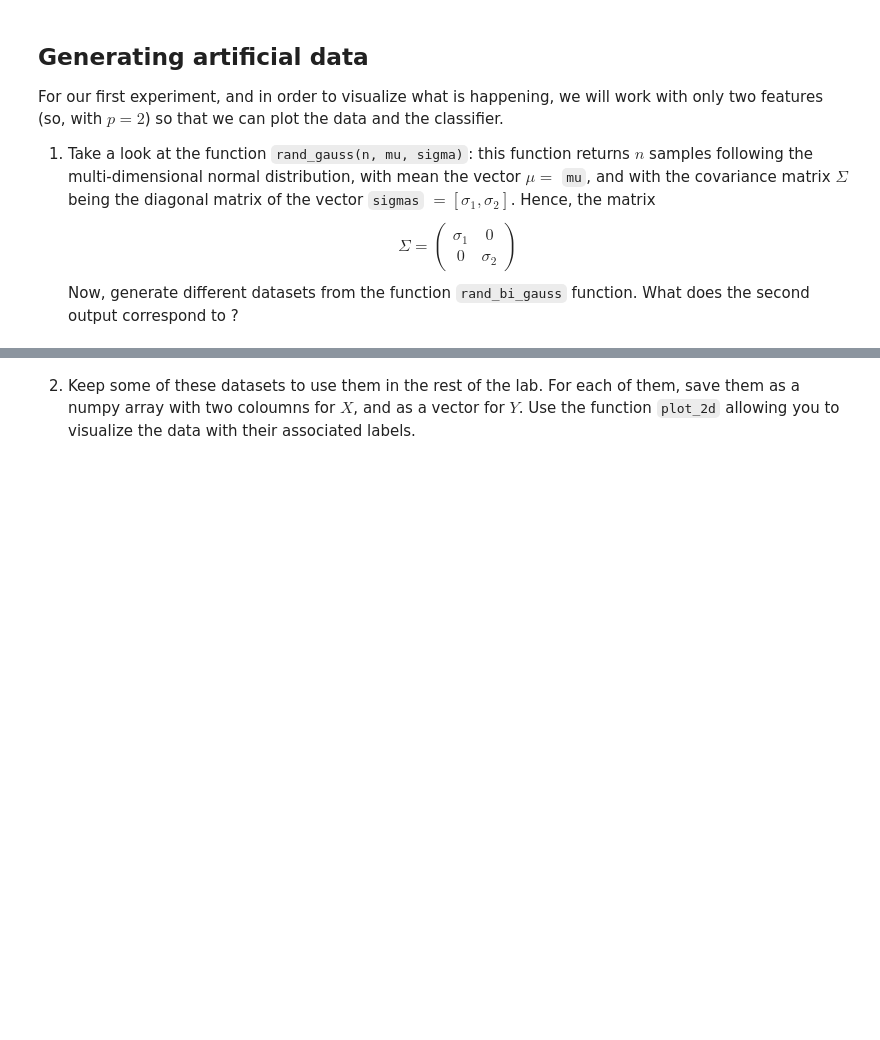
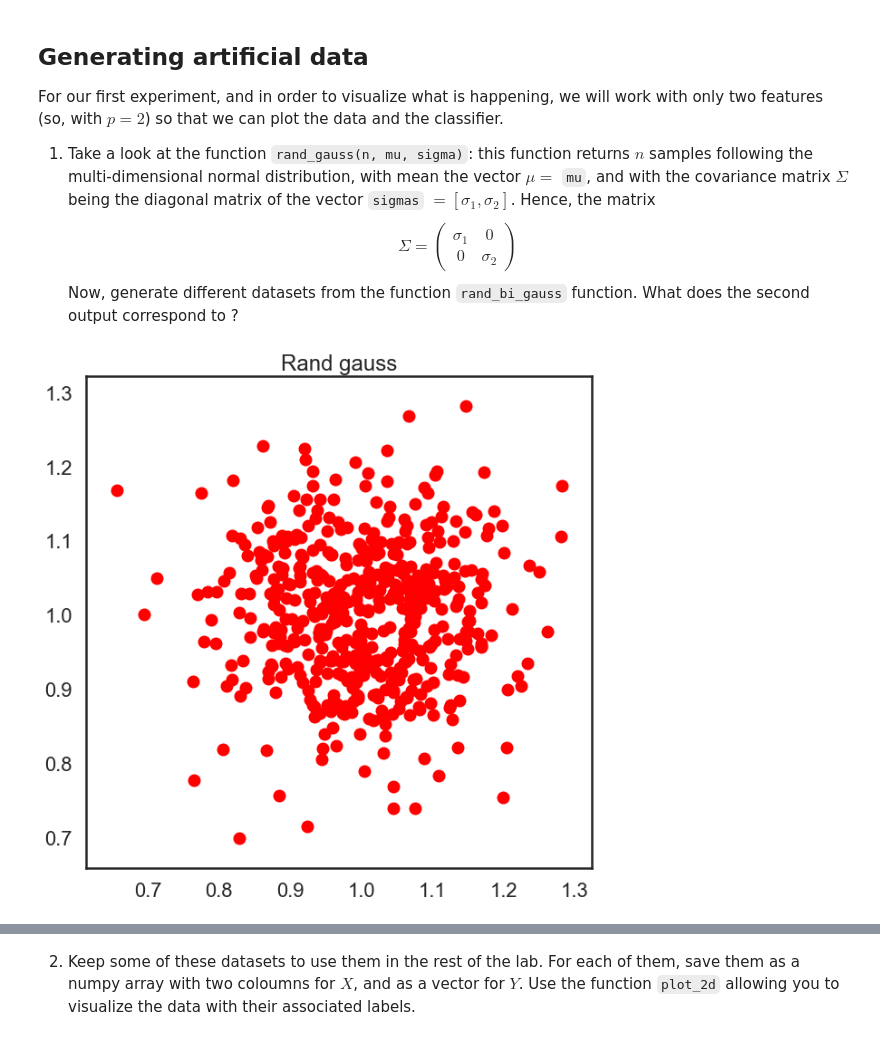
Before and after one commit to r-jaylet/data_science, a Jupyter notebook: SD210-ML/TP_perceptron.ipynb, the cells around one changed output, grey strips where cells are left out. Cells and saved outputs as stored; diff of their text form; code cells hidden in the pictures; blank space fills up the shorter version.

```diff
--- a/SD210-ML/TP_perceptron.ipynb
+++ b/SD210-ML/TP_perceptron.ipynb
@@ -91,3 +109,12 @@ def rand_bi_gauss(n1=100, n2=100, mu1=[1, 1], mu2=[-1, -1], sigmas1=[0.1, 0.1],
     X = np.vstack([ex1, ex2])
     ind = np.random.permutation(n1 + n2)
     return X[ind, :], y[ind]
+# %%
+data = rand_gauss(n=500)
+figure = plt.figure(figsize=(10,10))
+axes = figure.add_subplot(111)
+plt.scatter(data[...,0], data[...,1], c='r', marker="o")
+plt.title("Rand gauss")
+plt.show()
+# %% [output]
+[figure, added]
```
Also changed, not shown: parts of 19 cells of this notebook, 1 other file.
